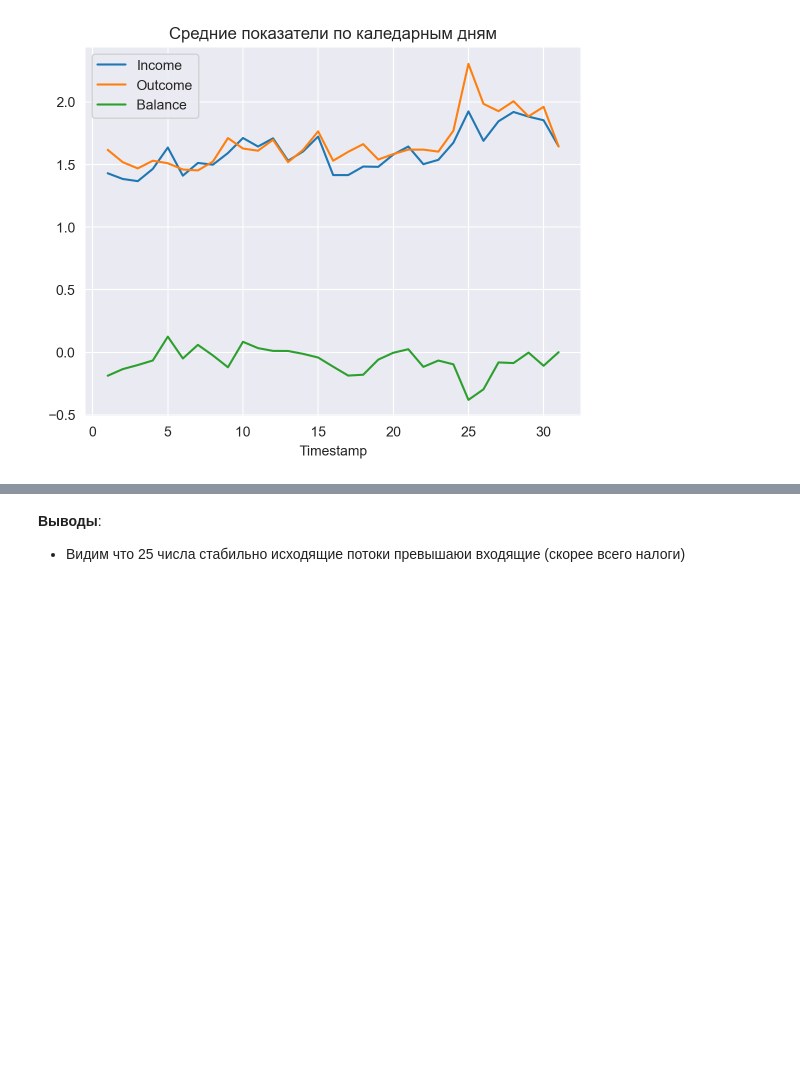
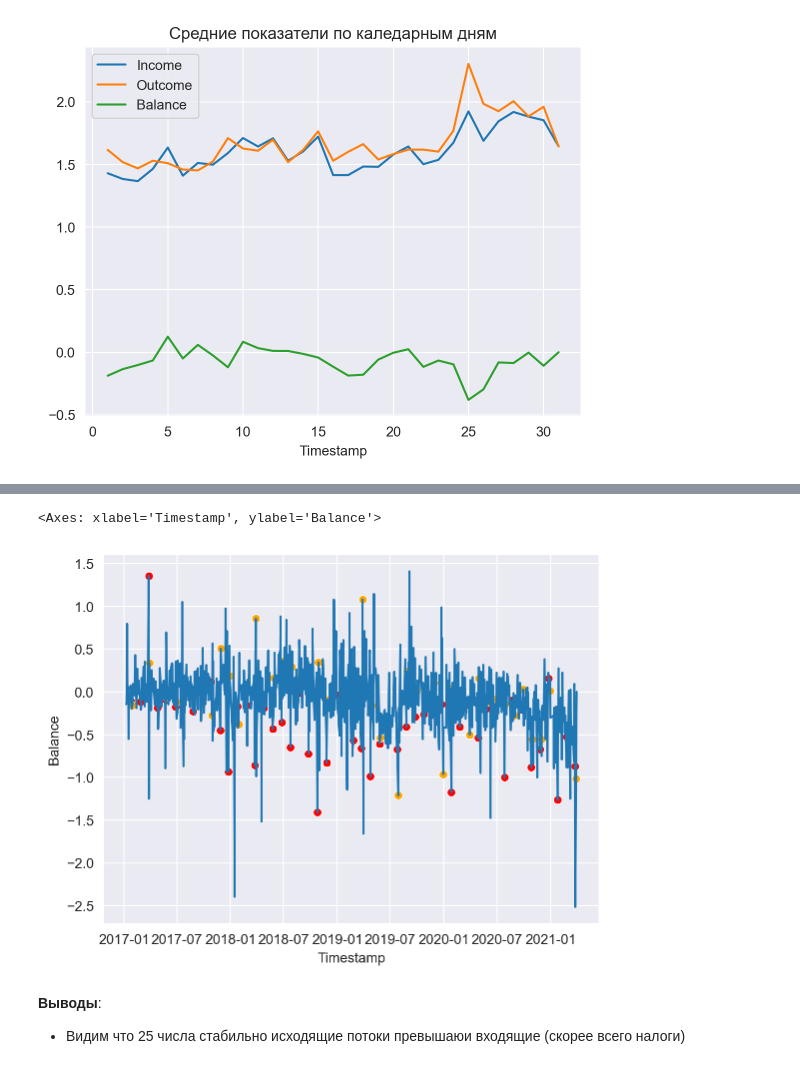
Before and after one commit to igmamedov/balance_predictions, a Jupyter notebook: notebooks/EDA.ipynb, the cells around one changed output, grey strips where cells are left out. Drawn from its saved outputs; the diff is of its cells as text; code cells hidden in the pictures; blank space fills up the shorter version.

```diff
--- a/notebooks/EDA.ipynb
+++ b/notebooks/EDA.ipynb
@@ -255,3 +256,14 @@ clear_data
+# %%
+sns.lineplot(clear_data['Balance'])
+
+tax_data = clear_data[clear_data['tax_day_1'] == 1]
+sns.scatterplot(tax_data['Balance'], c='r')
+
+tax_data = clear_data[clear_data['tax_day_2'] == 1]
+sns.scatterplot(tax_data['Balance'], c='orange')
+# %% [output]
+<Axes: xlabel='Timestamp', ylabel='Balance'>
+[figure, added]
 # %% [markdown]
 __Выводы__:
 
```
Also changed, not shown: parts of 16 cells of this notebook.
